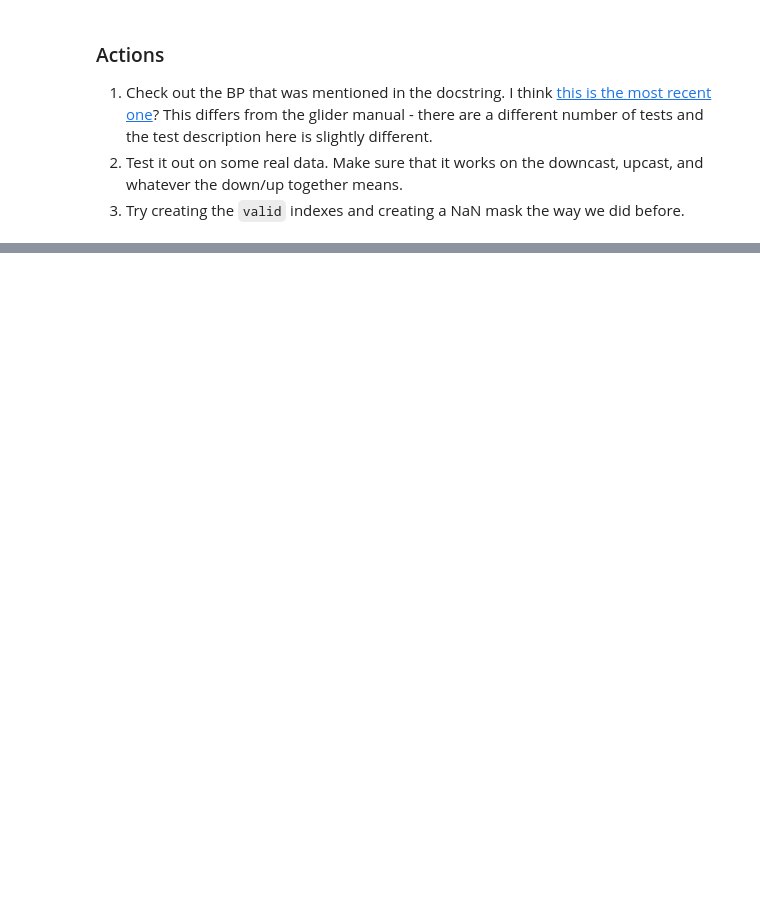
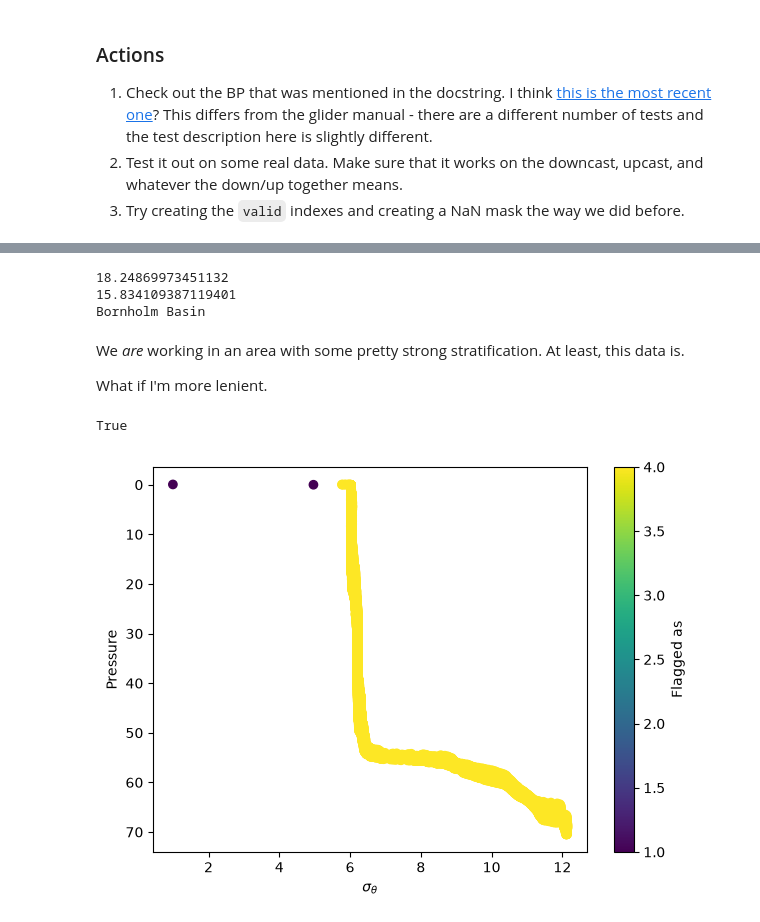
Before and after one commit to Klankers/mau_gsoc_qartod, a Jupyter notebook: deliverable_3.ipynb, the cells around one changed output, grey strips where cells are left out. Drawn from its saved outputs; the diff is of its cells as text; code cells hidden in the pictures; blank space fills up the shorter version.

```diff
--- a/deliverable_3.ipynb
+++ b/deliverable_3.ipynb
@@ -207,0 +379,30 @@ Ok, so regarding the other BP, it isn't actually too different. At least where t
+# %%
+print(df["CNDC"].max() - df["CNDC"].min())
+print(df["SP"].max() - df["SP"].min())
+print(ds.attrs["basin"])
+# %% [output]
+18.24869973451132
+15.834109387119401
+Bornholm Basin
+# %% [markdown]
+We *are* working in an area with some pretty strong stratification. At least, this data is.
+
+What if I'm more lenient.
+# %%
+flags_p = existing_density_inversion_test(df["sigma0"], df["PRES"], suspect_threshold=0.1, fail_threshold=0.5)
+flags_d = existing_density_inversion_test(df["sigma0"], df["DEPTH"], suspect_threshold=0.1, fail_threshold=0.5)
+print(all(flags_p == flags_d))
+# %% [output]
+True
+# %%
+fig, ax = plt.subplots(figsize=(7, 5))
+sc = ax.scatter(df["sigma0"][lo:hi], df["PRES"][lo:hi], c=flags_p[lo:hi],)
+
+ax.invert_yaxis()
+ax.set_ylabel("Pressure")
+ax.set_xlabel(r"$\sigma_\theta$")
+
+cbar = fig.colorbar(sc, ax=ax)
+cbar.set_label("Flagged as")
+# %% [output]
+[figure, added]
```
Also changed, not shown: parts of 47 cells of this notebook.
